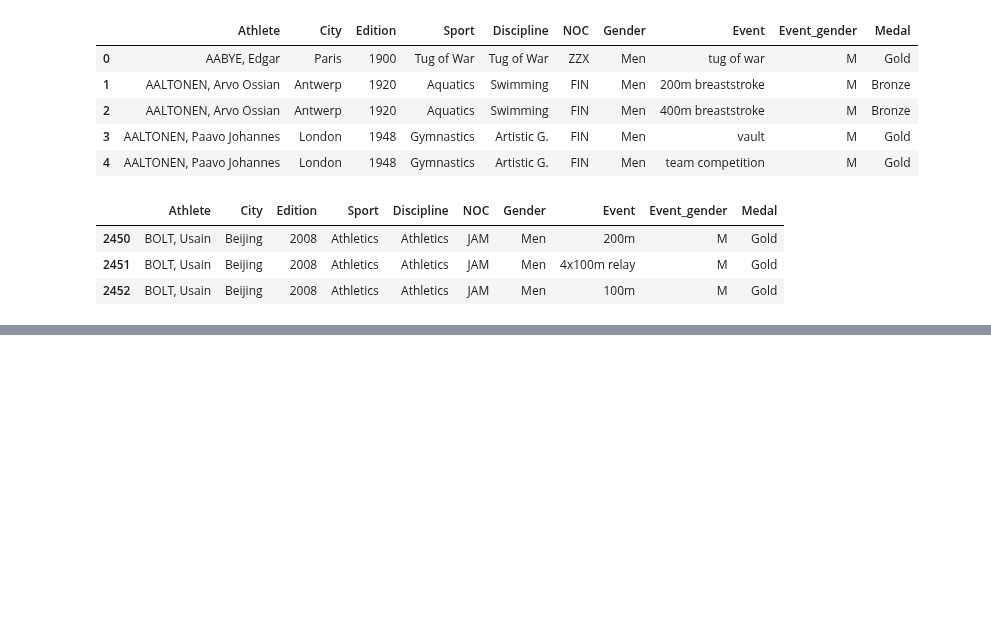
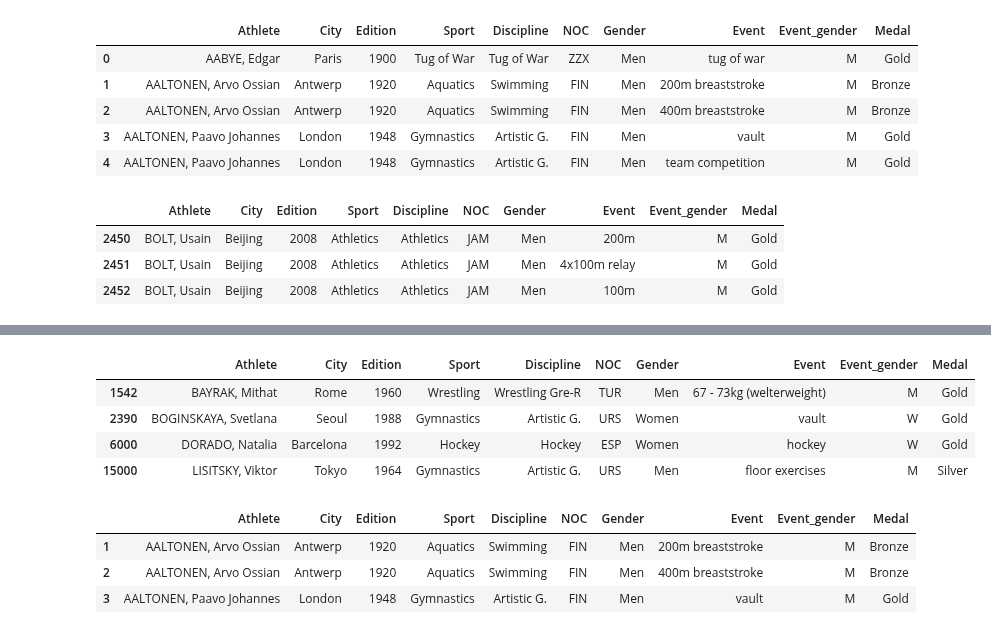
Before and after one commit to dbasdanis/python_practice, a Jupyter notebook: pandas/pandas_doc.ipynb, the cells around one changed output, grey strips where cells are left out. Saved outputs shown, nothing was run; the diff lists cells and outputs as text; code cells hidden in the pictures; blank space fills up the shorter version.

Commit message:
feat: add iloc

```diff
--- a/pandas/pandas_doc.ipynb
+++ b/pandas/pandas_doc.ipynb
@@ -719,0 +745,15 @@ oo.loc[oo.Athlete == 'BOLT, Usain']
+# %%
+oo.iloc[[1542,2390,6000,15000]]
+# %% [output]
+|  | Athlete | City | Edition | Sport | Discipline | NOC | Gender | Event | Event_gender | Medal |
+| 1542 | BAYRAK, Mithat | Rome | 1960 | Wrestling | Wrestling Gre-R | TUR | Men | 67 - 73kg (welterweight) | M | Gold |
+| 2390 | BOGINSKAYA, Svetlana | Seoul | 1988 | Gymnastics | Artistic G. | URS | Women | vault | W | Gold |
+| 6000 | DORADO, Natalia | Barcelona | 1992 | Hockey | Hockey | ESP | Women | hockey | W | Gold |
+| 15000 | LISITSKY, Viktor | Tokyo | 1964 | Gymnastics | Artistic G. | URS | Men | floor exercises | M | Silver |
+# %%
+oo.iloc[1:4]
+# %% [output]
+|  | Athlete | City | Edition | Sport | Discipline | NOC | Gender | Event | Event_gender | Medal |
+| 1 | AALTONEN, Arvo Ossian | Antwerp | 1920 | Aquatics | Swimming | FIN | Men | 200m breaststroke | M | Bronze |
+| 2 | AALTONEN, Arvo Ossian | Antwerp | 1920 | Aquatics | Swimming | FIN | Men | 400m breaststroke | M | Bronze |
+| 3 | AALTONEN, Paavo Johannes | London | 1948 | Gymnastics | Artistic G. | FIN | Men | vault | M | Gold |
```
Also changed, not shown: parts of 3 cells of this notebook.
